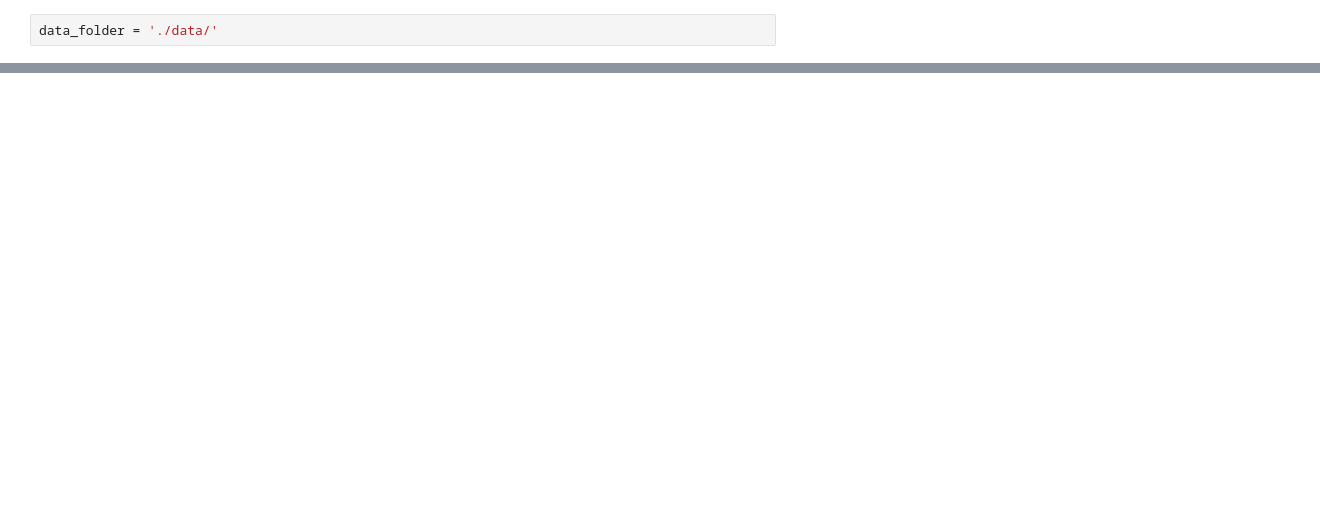
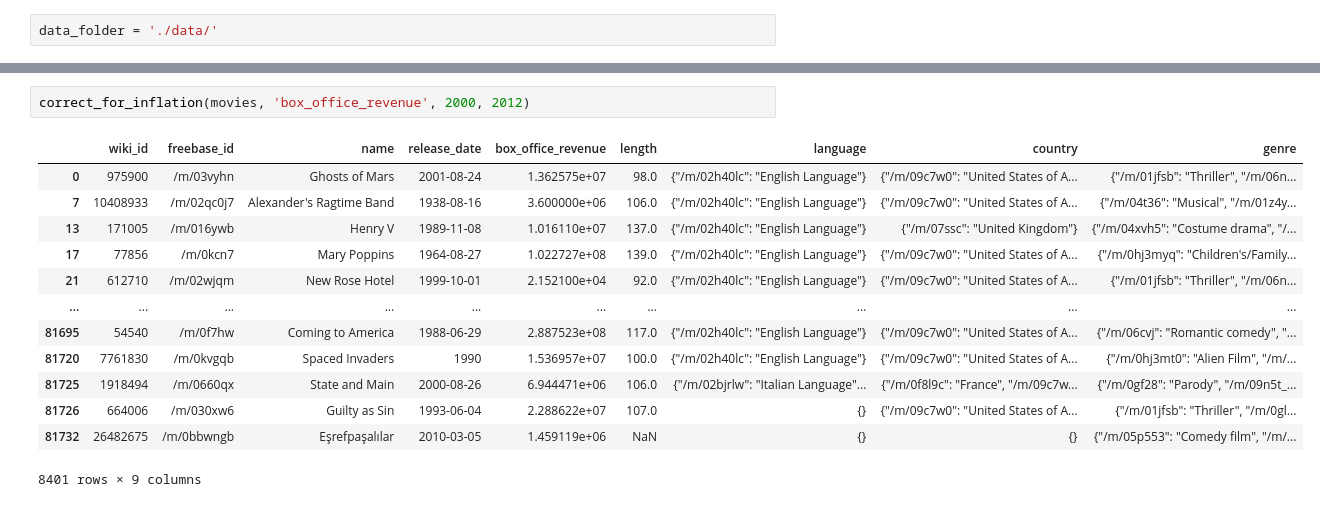
Before and after one commit to epfl-ada/ada-2022-project-teambadass, a Jupyter notebook: Inflation.ipynb, the cells around one changed output, grey strips where cells are left out. Cells and saved outputs as stored; diff of their text form; blank space fills up the shorter version.

```diff
--- a/Inflation.ipynb
+++ b/Inflation.ipynb
@@ -42,0 +85,16 @@ movies['box_office_revenue'] = movies['box_office_revenue'] / (inflation[''])
+# %%
+correct_for_inflation(movies, 'box_office_revenue', 2000, 2012)
+# %% [output]
+|  | wiki_id | freebase_id | name | release_date | box_office_revenue | length | language | country | genre |
+| 0 | 975900 | /m/03vyhn | Ghosts of Mars | 2001-08-24 | 1.362575e+07 | 98.0 | {"/m/02h40lc": "English Language"} | {"/m/09c7w0": "United States of A... | {"/m/01jfsb": "Thriller", "/m/06n... |
+| 7 | 10408933 | /m/02qc0j7 | Alexander's Ragtime Band | 1938-08-16 | 3.600000e+06 | 106.0 | {"/m/02h40lc": "English Language"} | {"/m/09c7w0": "United States of A... | {"/m/04t36": "Musical", "/m/01z4y... |
+| 13 | 171005 | /m/016ywb | Henry V | 1989-11-08 | 1.016110e+07 | 137.0 | {"/m/02h40lc": "English Language"} | {"/m/07ssc": "United Kingdom"} | {"/m/04xvh5": "Costume drama", "/... |
+| 17 | 77856 | /m/0kcn7 | Mary Poppins | 1964-08-27 | 1.022727e+08 | 139.0 | {"/m/02h40lc": "English Language"} | {"/m/09c7w0": "United States of A... | {"/m/0hj3myq": "Children's/Family... |
+| 21 | 612710 | /m/02wjqm | New Rose Hotel | 1999-10-01 | 2.152100e+04 | 92.0 | {"/m/02h40lc": "English Language"} | {"/m/09c7w0": "United States of A... | {"/m/01jfsb": "Thriller", "/m/06n... |
+| ... | ... | ... | ... | ... | ... | ... | ... | ... | ... |
+| 81695 | 54540 | /m/0f7hw | Coming to America | 1988-06-29 | 2.887523e+08 | 117.0 | {"/m/02h40lc": "English Language"} | {"/m/09c7w0": "United States of A... | {"/m/06cvj": "Romantic comedy", "... |
+| 81720 | 7761830 | /m/0kvgqb | Spaced Invaders | 1990 | 1.536957e+07 | 100.0 | {"/m/02h40lc": "English Language"} | {"/m/09c7w0": "United States of A... | {"/m/0hj3mt0": "Alien Film", "/m/... |
+| 81725 | 1918494 | /m/0660qx | State and Main | 2000-08-26 | 6.944471e+06 | 106.0 | {"/m/02bjrlw": "Italian Language"... | {"/m/0f8l9c": "France", "/m/09c7w... | {"/m/0gf28": "Parody", "/m/09n5t_... |
+| 81726 | 664006 | /m/030xw6 | Guilty as Sin | 1993-06-04 | 2.288622e+07 | 107.0 | {} | {"/m/09c7w0": "United States of A... | {"/m/01jfsb": "Thriller", "/m/0gl... |
+| 81732 | 26482675 | /m/0bbwngb | Eşrefpaşalılar | 2010-03-05 | 1.459119e+06 | NaN | {} | {} | {"/m/05p553": "Comedy film", "/m/... |
+8401 rows × 9 columns
```
Also changed, not shown: parts of 12 cells of this notebook, 6 other files.
